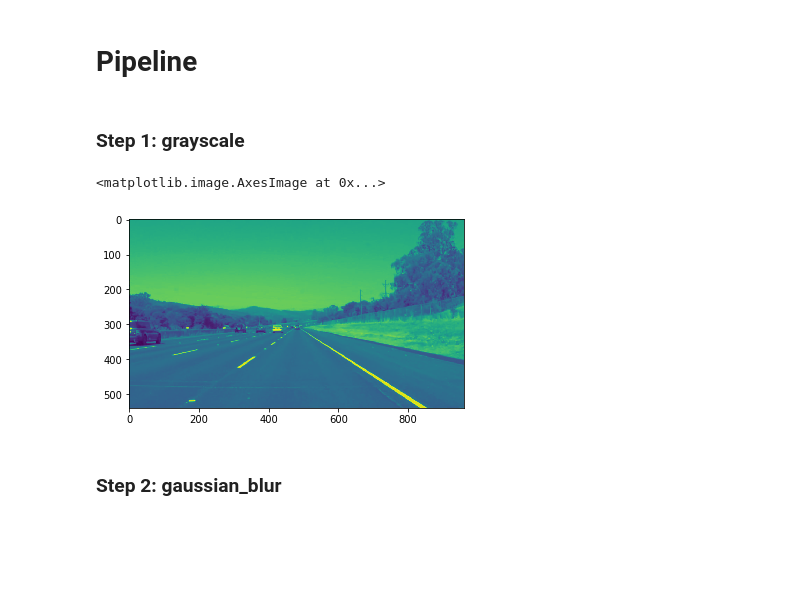
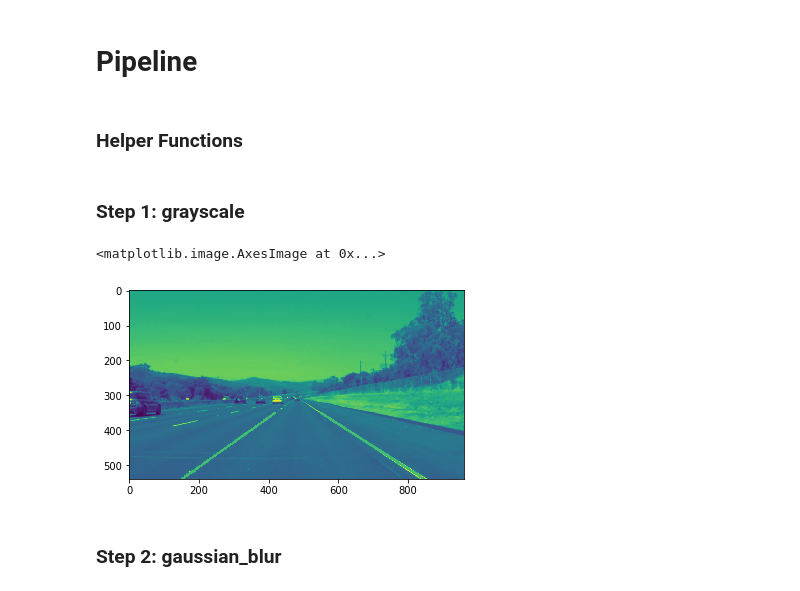
Before and after one commit to krishnakumarselvam/SDCND1-basic-lane-lines, a Jupyter notebook: Final submission.ipynb, the cells around one changed output. Saved outputs shown, nothing was run; the diff lists cells and outputs as text; code cells hidden in the pictures; blank space fills up the shorter version.

```diff
--- a/Final submission.ipynb
+++ b/Final submission.ipynb
@@ -20,3 +20,5 @@ This image is: <class 'numpy.ndarray'> with dimensions: (540, 960, 3)
 [figure]
 # %% [markdown]
 # Pipeline
+# %% [markdown]
+### Helper Functions
@@ -23,10 +104,9 @@ This image is: <class 'numpy.ndarray'> with dimensions: (540, 960, 3)
 # %% [markdown]
 ### Step 1: grayscale
-# %%
-grayscale_img = grayscale(image)
-plt.imshow(grayscale_img)
-# %% [output]
-<matplotlib.image.AxesImage at 0x...>
-[figure, removed]
+# %%
+plt.imshow(guess_lines(image, return_value='grayscale'))
+# %% [output]
+<matplotlib.image.AxesImage at 0x...>
+[figure, added]
 # %% [markdown]
 ### Step 2: gaussian_blur
```
Also changed, not shown: parts of 31 cells of this notebook.
